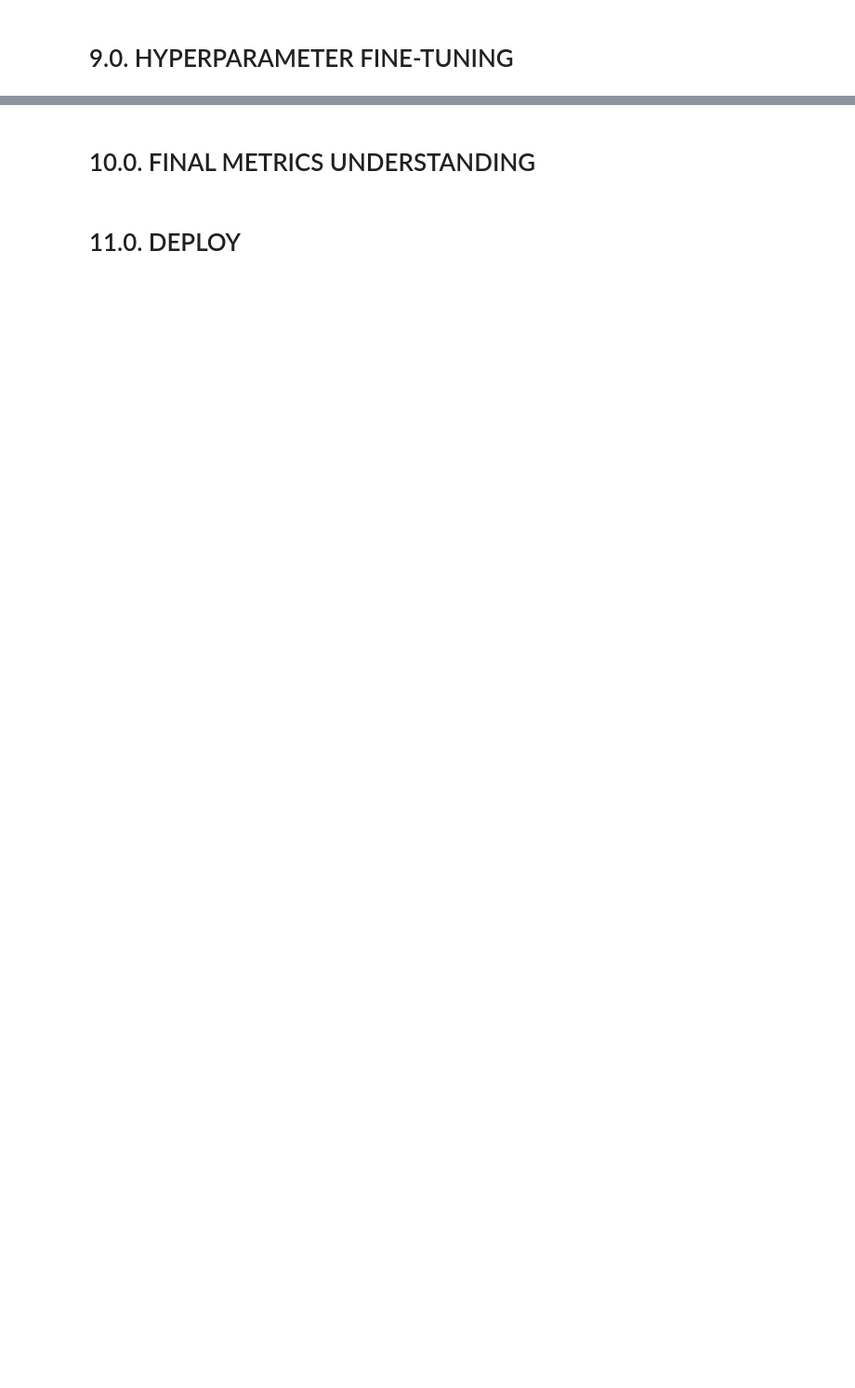
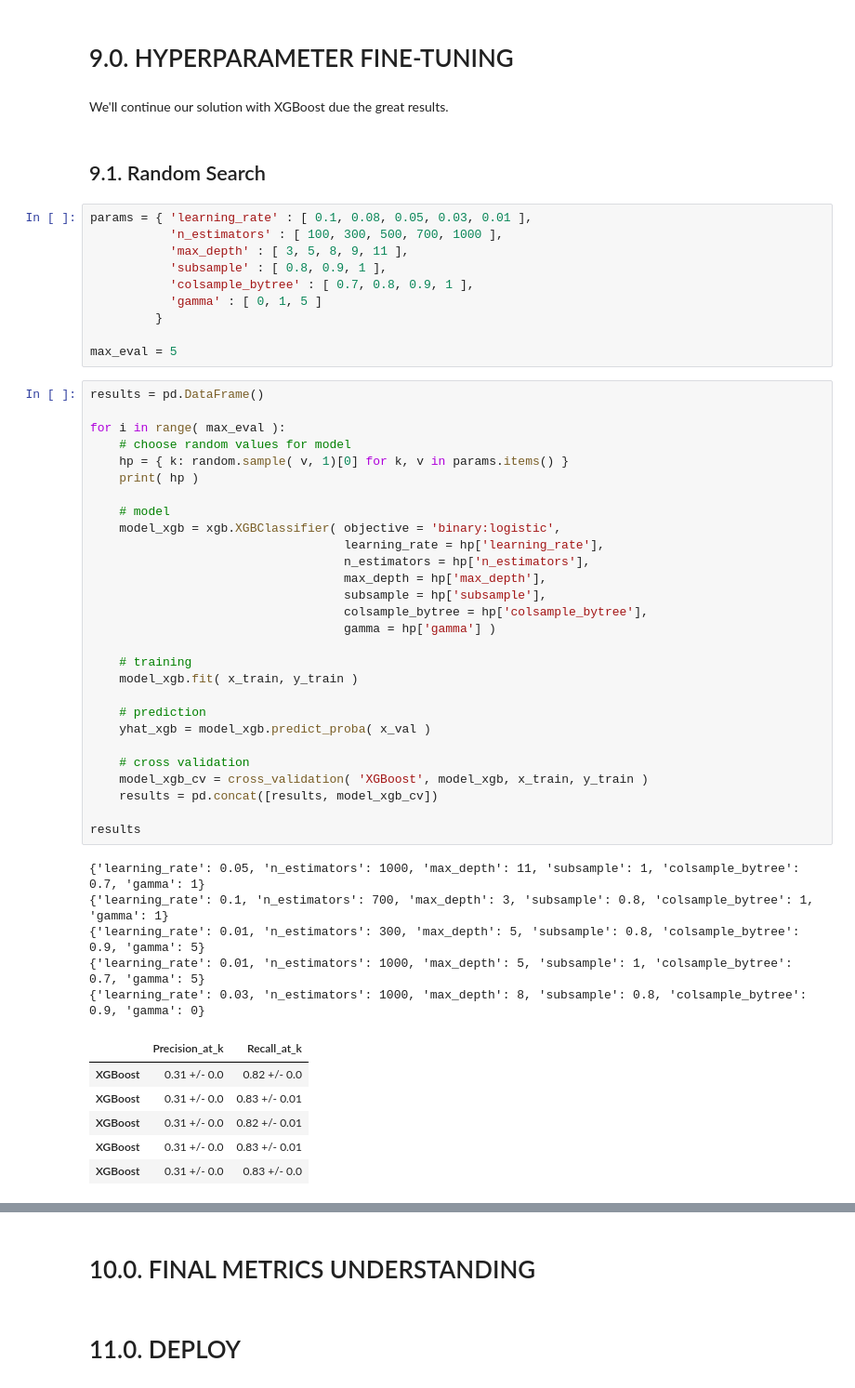
Before and after one commit to hfpmatheus/health_insurance_cross_sell, a Jupyter notebook: code.ipynb, the cells around one changed output, grey strips where cells are left out. Shown at 93% size. Drawn from its saved outputs; the diff is of its cells as text; blank space fills up the shorter version.

Commit message:
model fine tuned

```diff
--- a/code.ipynb
+++ b/code.ipynb
@@ -743,2 +726,56 @@ all_cv
 # %% [markdown]
 # 9.0. HYPERPARAMETER FINE-TUNING
+# %% [markdown]
+We'll continue our solution with XGBoost due the great results.
+# %% [markdown]
+## 9.1. Random Search
+# %%
+params = { 'learning_rate' : [ 0.1, 0.08, 0.05, 0.03, 0.01 ],
+           'n_estimators' : [ 100, 300, 500, 700, 1000 ],
+           'max_depth' : [ 3, 5, 8, 9, 11 ],
+           'subsample' : [ 0.8, 0.9, 1 ],
+           'colsample_bytree' : [ 0.7, 0.8, 0.9, 1 ],
+           'gamma' : [ 0, 1, 5 ]
+         }
+
+max_eval = 5
+# %%
+results = pd.DataFrame()
+
+for i in range( max_eval ):
+    # choose random values for model
+    hp = { k: random.sample( v, 1)[0] for k, v in params.items() }
+    print( hp )
+
+    # model
+    model_xgb = xgb.XGBClassifier( objective = 'binary:logistic',
+                                   learning_rate = hp['learning_rate'],
+                                   n_estimators = hp['n_estimators'],
+                                   max_depth = hp['max_depth'],
+                                   subsample = hp['subsample'],
+                                   colsample_bytree = hp['colsample_bytree'],
+                                   gamma = hp['gamma'] )
+
+    # training
+    model_xgb.fit( x_train, y_train )
+
+    # prediction
+    yhat_xgb = model_xgb.predict_proba( x_val )
+
+    # cross validation
+    model_xgb_cv = cross_validation( 'XGBoost', model_xgb, x_train, y_train )
+    results = pd.concat([results, model_xgb_cv])
+
+results
+# %% [output]
+{'learning_rate': 0.05, 'n_estimators': 1000, 'max_depth': 11, 'subsample': 1, 'colsample_bytree': 0.7, 'gamma': 1}
+{'learning_rate': 0.1, 'n_estimators': 700, 'max_depth': 3, 'subsample': 0.8, 'colsample_bytree': 1, 'gamma': 1}
+{'learning_rate': 0.01, 'n_estimators': 300, 'max_depth': 5, 'subsample': 0.8, 'colsample_bytree': 0.9, 'gamma': 5}
+{'learning_rate': 0.01, 'n_estimators': 1000, 'max_depth': 5, 'subsample': 1, 'colsample_bytree': 0.7, 'gamma': 5}
+{'learning_rate': 0.03, 'n_estimators': 1000, 'max_depth': 8, 'subsample': 0.8, 'colsample_bytree': 0.9, 'gamma': 0}
+|  | Precision_at_k | Recall_at_k |
+| XGBoost | 0.31 +/- 0.0 | 0.82 +/- 0.0 |
+| XGBoost | 0.31 +/- 0.0 | 0.83 +/- 0.01 |
+| XGBoost | 0.31 +/- 0.0 | 0.82 +/- 0.01 |
+| XGBoost | 0.31 +/- 0.0 | 0.83 +/- 0.01 |
+| XGBoost | 0.31 +/- 0.0 | 0.83 +/- 0.0 |
```
Also changed, not shown: parts of 22 cells of this notebook.
